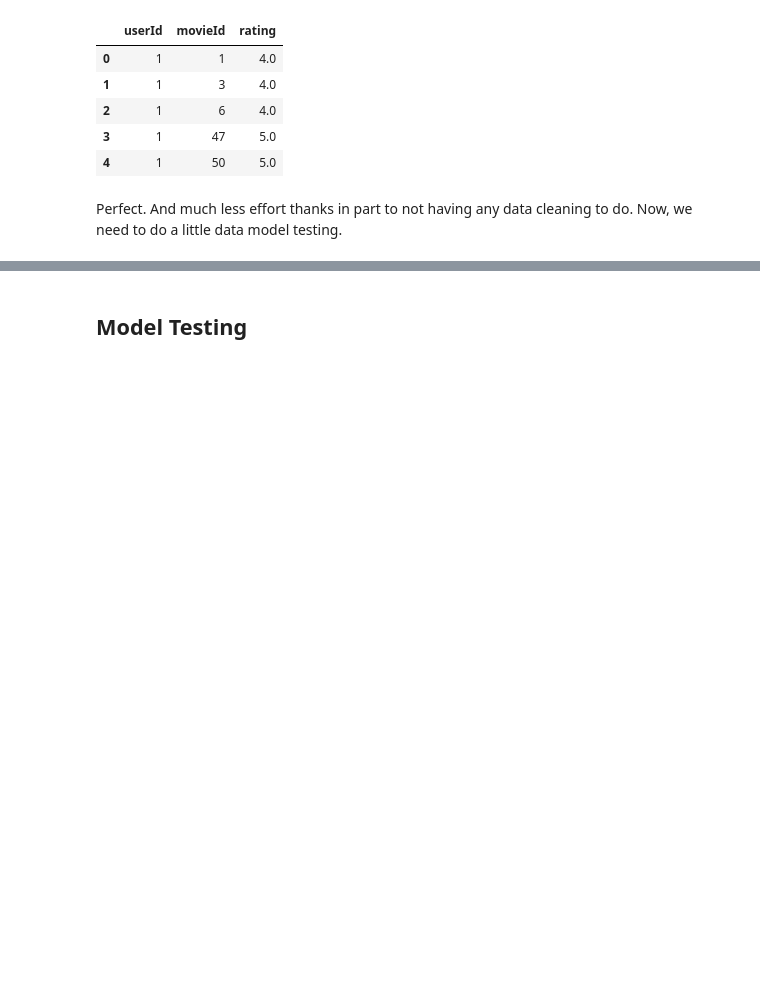
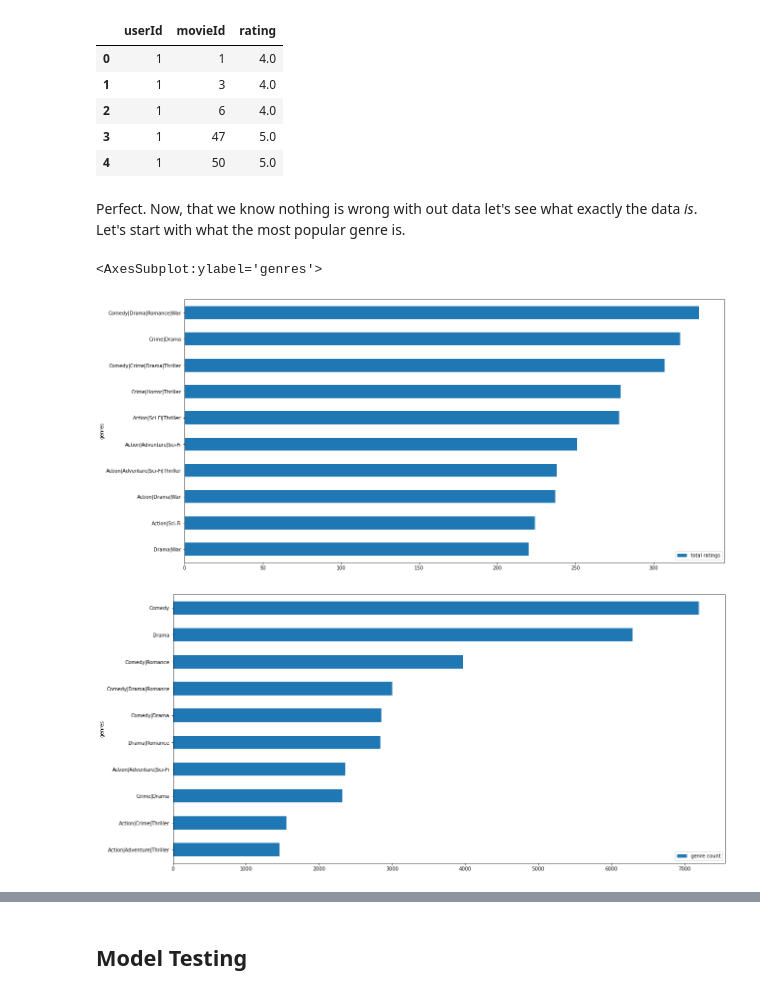
Before and after one commit to jpakele/Phase4Project, a Jupyter notebook: movieRecommendations.ipynb, the cells around one changed output, grey strips where cells are left out. Cells and saved outputs as stored; diff of their text form; code cells hidden in the pictures; blank space fills up the shorter version.

```diff
--- a/movieRecommendations.ipynb
+++ b/movieRecommendations.ipynb
@@ -40,5 +61,31 @@ ratings.head()
 | 2 | 1 | 6 | 4.0 |
 | 3 | 1 | 47 | 5.0 |
 | 4 | 1 | 50 | 5.0 |
-# %% [markdown]
-Perfect. And much less effort thanks in part to not having any data cleaning to do. Now, we need to do a little data model testing.
+# %% [markdown]
+Perfect. Now, that we know nothing is wrong  with out data let's see what exactly the data *is*. Let's start with what the most popular genre is.
+# %%
+#setting up a new df to make visualizaations
+df2 = ratings.merge(movies, on='movieId')
+
+#new column that returns a count of every instance of the movie title
+#since ever row is a different rating, ever time a movie title appears
+#that would be one rating.
+df2['total ratings'] = df2.groupby('title')['title'].transform('count')
+#same as above but for genre types
+df2['genre count'] = df2.groupby('genres')['genres'].transform('count')
+
+#counts & plots most popular movie genres
+df2TotRate = df2.drop_duplicates(subset = 'title').sort_values(by='total ratings', ascending=False).head(10)
+df2TotRate = df2TotRate.sort_values(by='total ratings', ascending=True)
+df2TotRate.plot('genres', 'total ratings', kind='barh', figsize = (20, 10))
+#plt.savefig('images/highestRatedGenres.png')
+
+#counts & plots most freequent movie genres
+df2TotGenres = df2.drop_duplicates(subset = 'genres').sort_values(by='genre count', ascending=False).head(10)
+df2TotGenres = df2TotGenres.sort_values(by='genre count', ascending=True)
+df2TotGenres.plot('genres', 'genre count', kind='barh', figsize = (20, 10))
+#plt.savefig('images/mostFrequentGenres.png')
+# %% [output]
+<AxesSubplot:ylabel='genres'>
+[figure, added]
+[figure, added]
```
Also changed, not shown: parts of 18 cells of this notebook, 7 other files.
